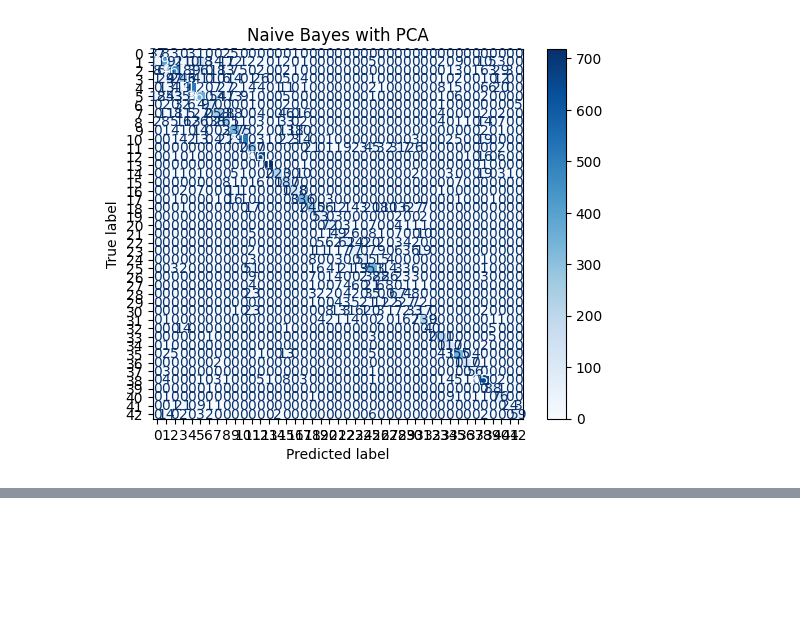
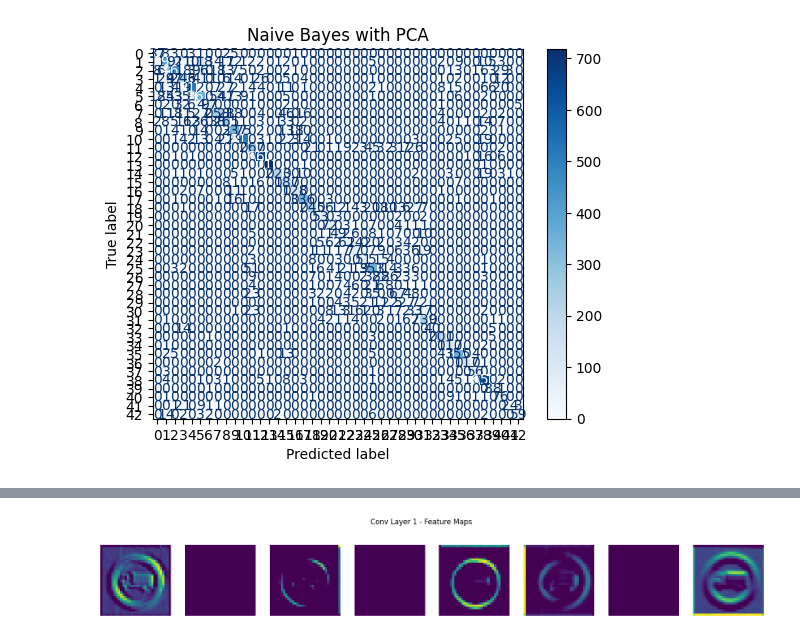
Before and after one commit to Engshadow/Autonomous-Vehicle-Perception-Module, a Jupyter notebook: Project.ipynb, the cells around one changed output, grey strips where cells are left out. Cells and saved outputs as stored; diff of their text form; code cells hidden in the pictures; blank space fills up the shorter version.

```diff
--- a/Project.ipynb
+++ b/Project.ipynb
@@ -439,0 +508,16 @@ Noisy test features shape: (12630, 288)
+# %%
+model = histories['Adam'][0] # Using the best performing model (Adam) for visualization
+
+layer_outputs = [l.output for l in model.layers if 'conv2d' in l.name]
+activation_model = keras.Model(inputs=model.inputs, outputs=layer_outputs)
+
+sample = x_test_img[0:1]
+activations = activation_model.predict(sample)
+
+fig, axes = plt.subplots(1, 8, figsize=(20, 3))
+for i, ax in enumerate(axes):
+    ax.imshow(activations[0][0, :, :, i], cmap='viridis')
+    ax.axis('off')
+plt.suptitle('Conv Layer 1 - Feature Maps')
+plt.show()
+# %% [output]
@@ -439,0 +525 @@ Noisy test features shape: (12630, 288)
+[figure, added]
```
Also changed, not shown: parts of 28 cells of this notebook, 22 other files.
